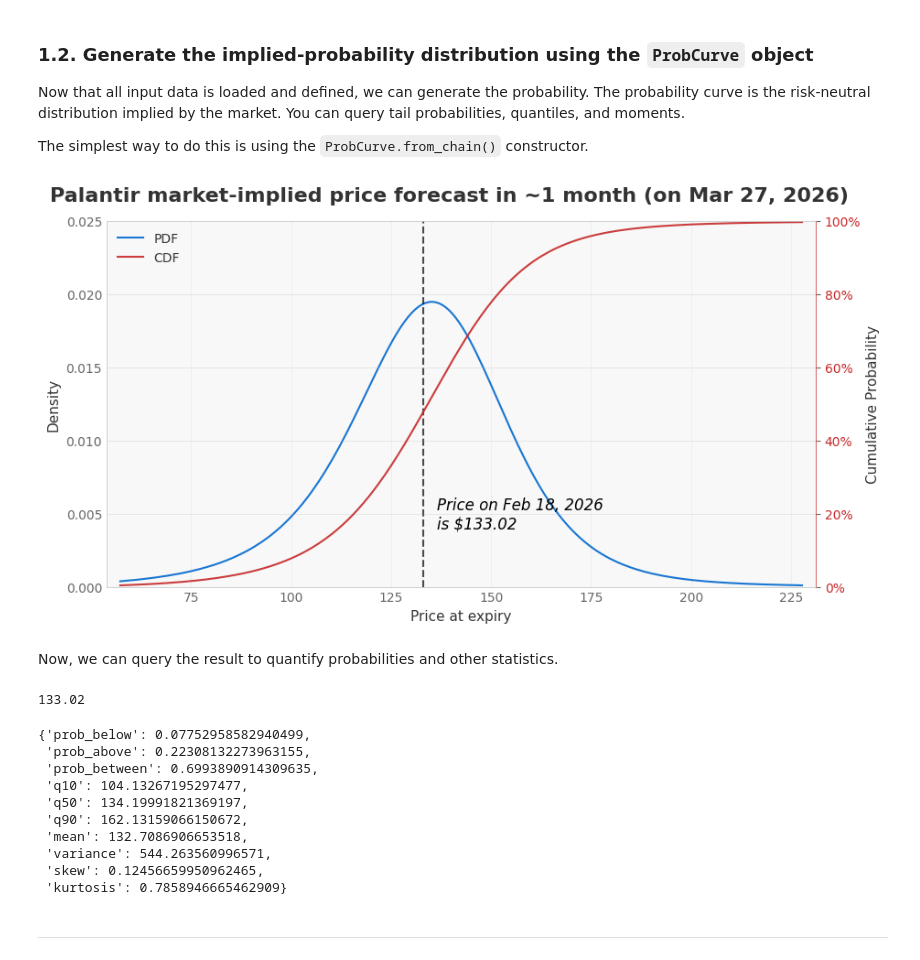
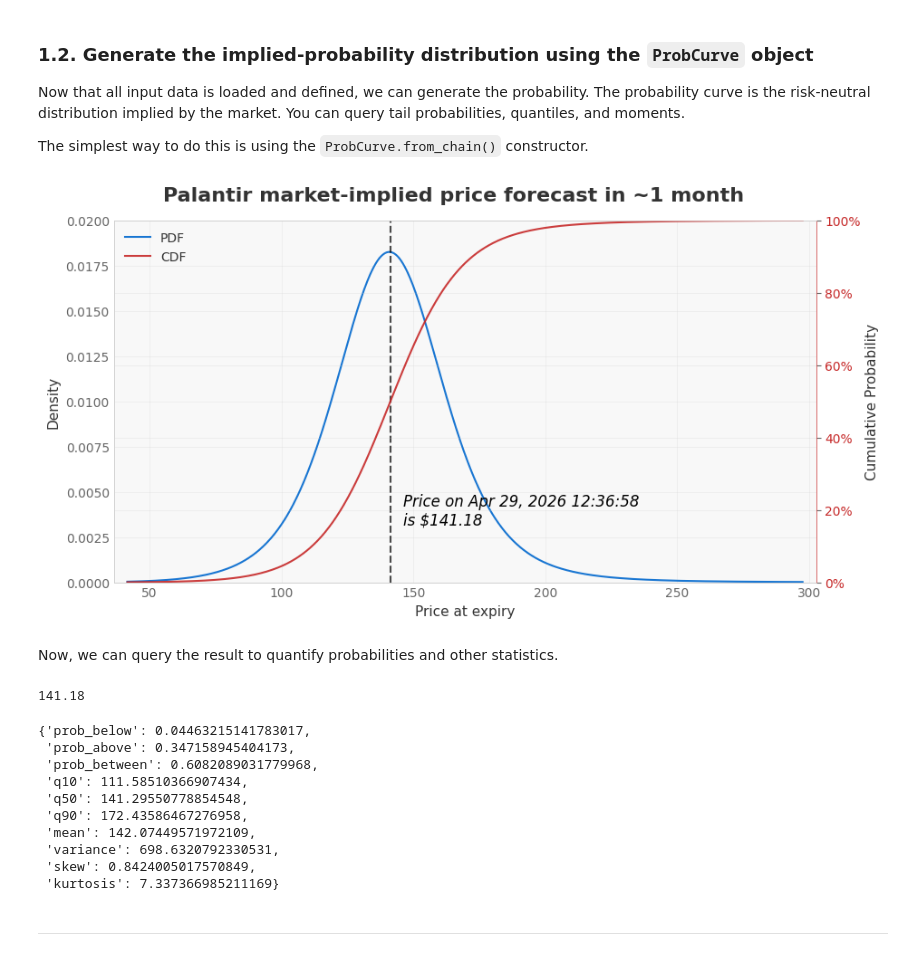
Before and after one commit to tyrneh/options-implied-probability, a Jupyter notebook: OIPD_Demo.ipynb, the cells around one changed output. Drawn from its saved outputs; the diff is of its cells as text; code cells hidden in the pictures.

```diff
--- a/OIPD_Demo.ipynb
+++ b/OIPD_Demo.ipynb
@@ -55,9 +55,9 @@ expiries[:5]
 Use `sources.fetch_chain()` to download
 # %%
 # Use the first expiry for a single-expiry VolCurve
-single_expiry = expiries[5]
+single_expiry = expiries[4]
 chain, snapshot = sources.fetch_chain(ticker, expiries=single_expiry) # this downloads the options chain data, as well as a snapshot of the market conditions at the time you downloaded the data (e.g. stock price, download time, etc.)
 
-print(snapshot.underlying_price) # currently Palantir is $133.02
-print(single_expiry) # Mar 27, 2026
+print(snapshot.underlying_price) # currently Palantir is $141.18
+print(single_expiry) # 2026-05-29
 # %% [output]
@@ -67,9 +67,9 @@ print(single_expiry) # Mar 27, 2026
 `MarketInputs` is a snapshot of market conditions (valuation date, underlying price, risk free rate) that the model uses.
 # %%
 market = MarketInputs(
-    valuation_date=snapshot.date,               # use the snapshot to fill the date and price (this demo is being created on Feb 18, 2026)
+    valuation_date=snapshot.asof,               # use the snapshot to fill the date and price (this demo is being created on Apr 29, 2026)
     underlying_price=snapshot.underlying_price, # use the snapshot to fill the date and price
-    risk_free_rate=0.04,                        # the risk-free rate of return. Use the US Fed or Treasury yields that are closest to the horizon of the expiries (e.g. overnight since we're evaluating 2-days ahead)
+    risk_free_rate=0.04,                        # the risk-free rate of return. Use the US Fed or Treasury yields that are closest to the horizon of the expiries
 )
 # %% [markdown]
 ### 1.2. Generate the implied-probability distribution using the `ProbCurve` object
@@ -80,15 +80,15 @@ The simplest way to do this is using the `ProbCurve.from_chain()` constructor.
 # %%
 prob = ProbCurve.from_chain(chain, market) # --> returns a `ProbCurve` object. This is a container that holds information about market-implied probabilities.
 # %%
-prob.plot(title="Palantir market-implied price forecast in ~1 month (on Mar 27, 2026)")
+prob.plot(title="Palantir market-implied price forecast in ~1 month")
 plt.show()
 # %% [output]
-[figure, old version]
+[figure, new version]
 # %% [markdown]
 Now, we can query the result to quantify probabilities and other statistics.
 # %%
 spot = market.underlying_price
-print(spot) # $133.02
+print(spot)
 
 
 prob_below = prob.prob_below(100) # calculates Prob(price at expiry < 100)
@@ -116,17 +116,17 @@ moments = {
     **moments,
 }
 # %% [output]
-133.02
+141.18
-{'prob_below': 0.07752958582940499,
- 'prob_above': 0.22308132273963155,
- 'prob_between': 0.6993890914309635,
- 'q10': 104.13267195297477,
- 'q50': 134.19991821369197,
- 'q90': 162.13159066150672,
- 'mean': 132.7086906653518,
- 'variance': 544.263560996571,
- 'skew': 0.12456659950962465,
- 'kurtosis': 0.7858946665462909}
+{'prob_below': 0.04463215141783017,
+ 'prob_above': 0.347158945404173,
+ 'prob_between': 0.6082089031779968,
+ 'q10': 111.58510366907434,
+ 'q50': 141.29550778854548,
+ 'q90': 172.43586467276958,
+ 'mean': 142.07449571972109,
+ 'variance': 698.6320792330531,
+ 'skew': 0.8424005017570849,
+ 'kurtosis': 7.337366985211169}
 # %% [markdown]
 ---
 # %% [markdown]
```
Also changed, not shown: parts of 5 cells of this notebook.
